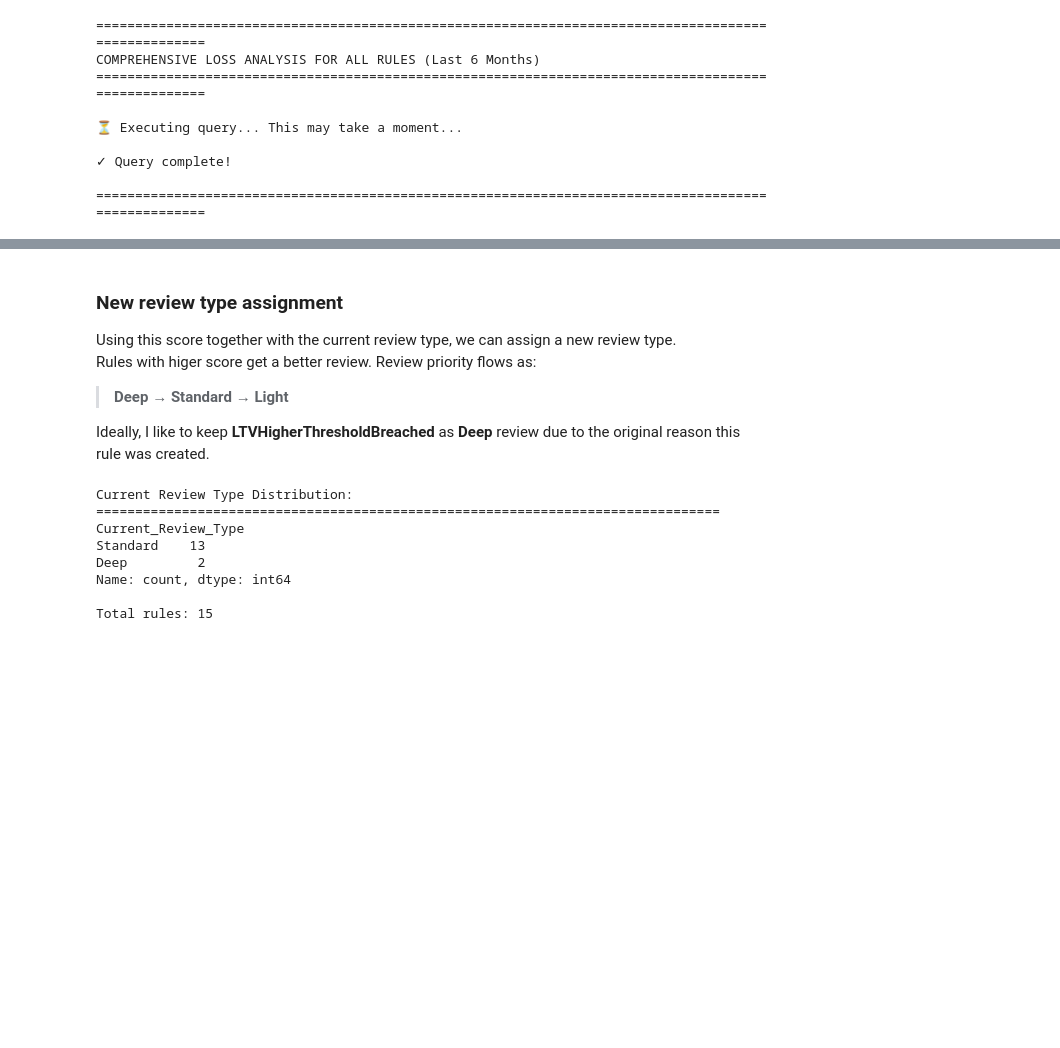
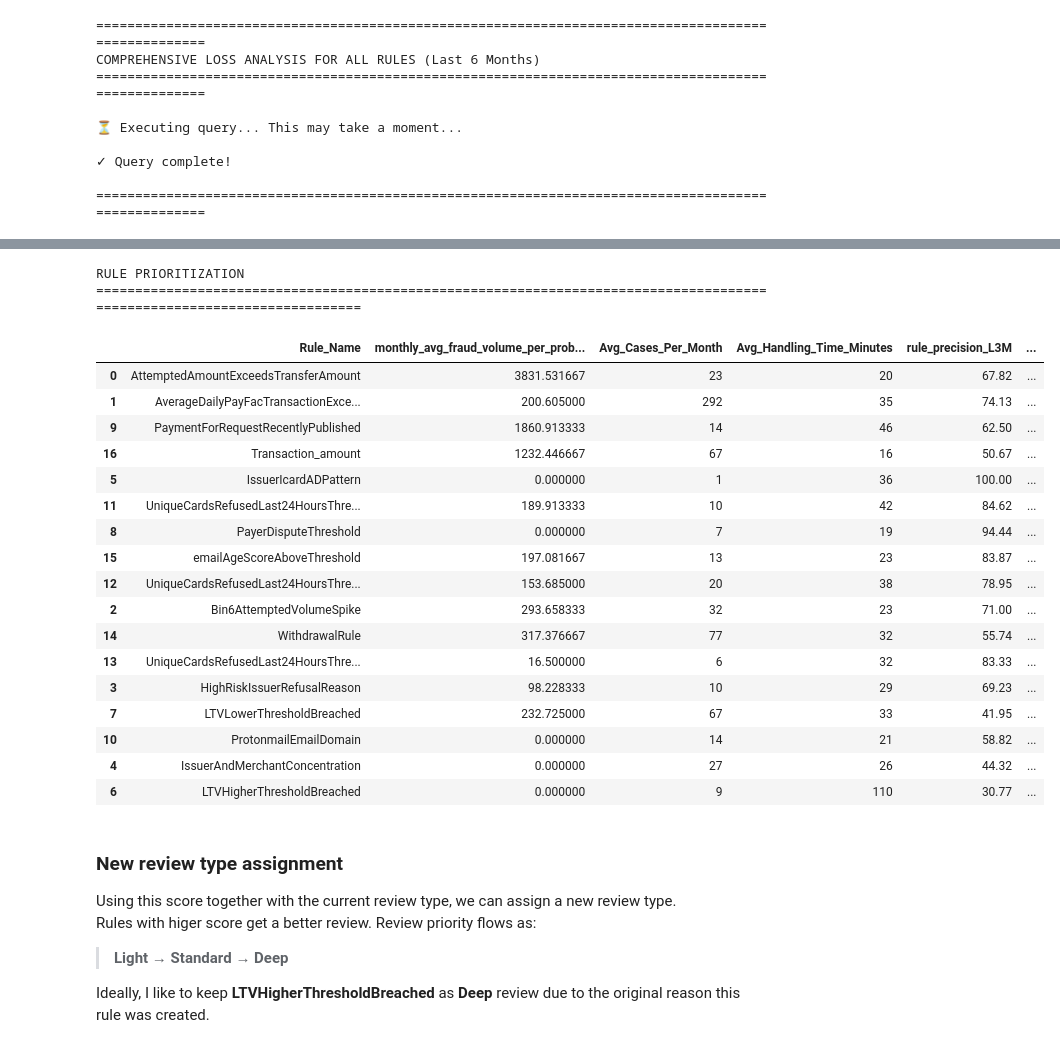
Before and after one commit to priscaadenike/CRM_Capacity_planning, a Jupyter notebook: rule_loss_estimation_Analysis.ipynb, the cells around one changed output, grey strips where cells are left out. Drawn from its saved outputs; the diff is of its cells as text; code cells hidden in the pictures; blank space fills up the shorter version.

```diff
--- a/rule_loss_estimation_Analysis.ipynb
+++ b/rule_loss_estimation_Analysis.ipynb
@@ -366,23 +373,69 @@ PayerDisputeThreshold                                        £       0       10
+# %%
+# Create scoring system to determine optimal review type
+# Factors: Loss risk, Precision, Volume
+
+def calculate_priority_score_rule_precision_L3M(row):
+    """
+    Calculate priority score based on:
+    - Monthly loss (higher = higher priority)
+    - rule precision (higher = higher confidence, but also means we're catching them)
+    - Volume (higher volume = more impact)
+    """
+
+    # Normalize loss (0-100 scale) so there is not too much skew from the highest loss rule and we can still differentiate between the lower loss rules
+    max_loss = df_current['monthly_avg_fraud_volume_per_problematic_merchant'].max()  # Max average monthlyloss per problematic merchant
+    loss_score = min((row['monthly_avg_fraud_volume_per_problematic_merchant'] / max_loss) * 100, 100) if max_loss > 0 else 0
+
+
+    # rule precision score  L30D
+    rule_precision_score  = round(row['rule_precision_L3M'],2)
+
+    # effort required (volume * review time) score (normalized as well)
+    max_effort = (df_current['Avg_Cases_Per_Month'] * df_current['Avg_Handling_Time_Minutes']).max()
+    effort = row['Avg_Cases_Per_Month'] * row['Avg_Handling_Time_Minutes']
+    volume_score = (effort / max_effort) * 100 if max_effort > 0 else 0
+
+
+    # Weighted score: Loss (50%), Precision (30%), Volume (20%)
+    priority_score_rule_precision_L30D = (loss_score * 0.5) + (rule_precision_score * 0.3) + (volume_score * 0.2)
+
+    return priority_score_rule_precision_L30D
+
+df_current['Priority_Score'] = round(df_current.apply(calculate_priority_score_rule_precision_L3M, axis=1), 2)
+
+# Sort by priority
+df_current_sorted = df_current.sort_values(by = 'Priority_Score', ascending=False)
+
+print("\nRULE PRIORITIZATION")
+print("=" * 120)
+
+df_current_sorted[['Rule_Name', 'monthly_avg_fraud_volume_per_problematic_merchant', 'Avg_Cases_Per_Month', 'Avg_Handling_Time_Minutes', 'rule_precision_L3M', 'Current_Review_Type', 'Priority_Score']]
+# %% [output]
+RULE PRIORITIZATION
+========================================================================================================================
+|  | Rule_Name | monthly_avg_fraud_volume_per_prob... | Avg_Cases_Per_Month | Avg_Handling_Time_Minutes | rule_precision_L3M | ... |
+| 0 | AttemptedAmountExceedsTransferAmount | 3831.531667 | 23 | 20 | 67.82 | ... |
+| 1 | AverageDailyPayFacTransactionExce... | 200.605000 | 292 | 35 | 74.13 | ... |
+| 9 | PaymentForRequestRecentlyPublished | 1860.913333 | 14 | 46 | 62.50 | ... |
+| 16 | Transaction_amount | 1232.446667 | 67 | 16 | 50.67 | ... |
+| 5 | IssuerIcardADPattern | 0.000000 | 1 | 36 | 100.00 | ... |
+| 11 | UniqueCardsRefusedLast24HoursThre... | 189.913333 | 10 | 42 | 84.62 | ... |
+| 8 | PayerDisputeThreshold | 0.000000 | 7 | 19 | 94.44 | ... |
+| 15 | emailAgeScoreAboveThreshold | 197.081667 | 13 | 23 | 83.87 | ... |
+| 12 | UniqueCardsRefusedLast24HoursThre... | 153.685000 | 20 | 38 | 78.95 | ... |
+| 2 | Bin6AttemptedVolumeSpike | 293.658333 | 32 | 23 | 71.00 | ... |
+| 14 | WithdrawalRule | 317.376667 | 77 | 32 | 55.74 | ... |
+| 13 | UniqueCardsRefusedLast24HoursThre... | 16.500000 | 6 | 32 | 83.33 | ... |
+| 3 | HighRiskIssuerRefusalReason | 98.228333 | 10 | 29 | 69.23 | ... |
+| 7 | LTVLowerThresholdBreached | 232.725000 | 67 | 33 | 41.95 | ... |
+| 10 | ProtonmailEmailDomain | 0.000000 | 14 | 21 | 58.82 | ... |
+| 4 | IssuerAndMerchantConcentration | 0.000000 | 27 | 26 | 44.32 | ... |
+| 6 | LTVHigherThresholdBreached | 0.000000 | 9 | 110 | 30.77 | ... |
 # %% [markdown]
 ### New review type assignment
 Using this score together with the current review type, we can assign a new review type.
 Rules with higer score get a better review.
 Review priority flows as:
-> **Deep → Standard → Light**
+> **Light  → Standard → Deep**
 
 Ideally, I like to keep **LTVHigherThresholdBreached** as **Deep** review due to the original reason this rule was created.
-# %%
-# Check current review type distribution with correct column name
-print("Current Review Type Distribution:")
-print("="*80)
-print(df_current_sorted['Current_Review_Type'].value_counts())
-print(f"\nTotal rules: {len(df_current_sorted)}")
-# %% [output]
-Current Review Type Distribution:
-================================================================================
-Current_Review_Type
-Standard    13
-Deep         2
-Name: count, dtype: int64
-
-Total rules: 15
```
Also changed, not shown: parts of 9 cells of this notebook, 2 other files.
